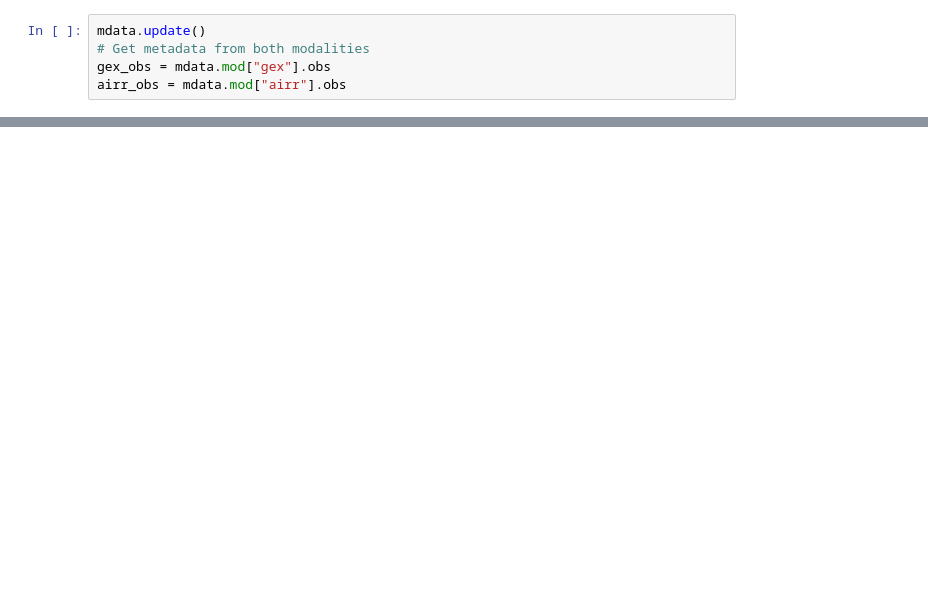
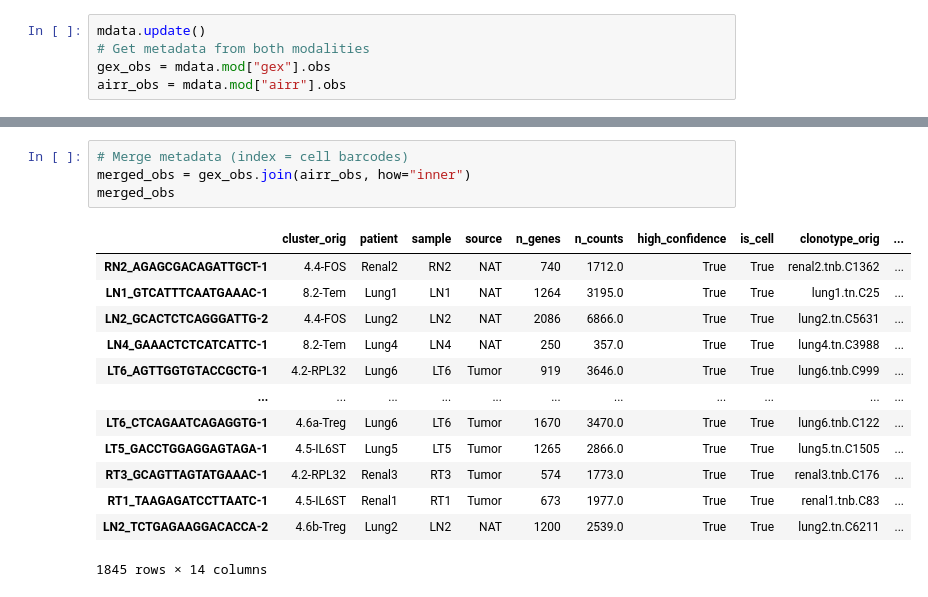
Before and after one commit to klundquist/scTCR-project, a Jupyter notebook: fig1d.ipynb, the cells around one changed output, grey strips where cells are left out. Cells and saved outputs as stored; diff of their text form; blank space fills up the shorter version.

```diff
--- a/fig1d.ipynb
+++ b/fig1d.ipynb
@@ -151,0 +162,18 @@ airr_obs
+# %%
+# Merge metadata (index = cell barcodes)
+merged_obs = gex_obs.join(airr_obs, how="inner")
+merged_obs
+# %% [output]
+|  | cluster_orig | patient | sample | source | n_genes | n_counts | high_confidence | is_cell | clonotype_orig | ... |
+| RN2_AGAGCGACAGATTGCT-1 | 4.4-FOS | Renal2 | RN2 | NAT | 740 | 1712.0 | True | True | renal2.tnb.C1362 | ... |
+| LN1_GTCATTTCAATGAAAC-1 | 8.2-Tem | Lung1 | LN1 | NAT | 1264 | 3195.0 | True | True | lung1.tn.C25 | ... |
+| LN2_GCACTCTCAGGGATTG-2 | 4.4-FOS | Lung2 | LN2 | NAT | 2086 | 6866.0 | True | True | lung2.tn.C5631 | ... |
+| LN4_GAAACTCTCATCATTC-1 | 8.2-Tem | Lung4 | LN4 | NAT | 250 | 357.0 | True | True | lung4.tn.C3988 | ... |
+| LT6_AGTTGGTGTACCGCTG-1 | 4.2-RPL32 | Lung6 | LT6 | Tumor | 919 | 3646.0 | True | True | lung6.tnb.C999 | ... |
+| ... | ... | ... | ... | ... | ... | ... | ... | ... | ... | ... |
+| LT6_CTCAGAATCAGAGGTG-1 | 4.6a-Treg | Lung6 | LT6 | Tumor | 1670 | 3470.0 | True | True | lung6.tnb.C122 | ... |
+| LT5_GACCTGGAGGAGTAGA-1 | 4.5-IL6ST | Lung5 | LT5 | Tumor | 1265 | 2866.0 | True | True | lung5.tn.C1505 | ... |
+| RT3_GCAGTTAGTATGAAAC-1 | 4.2-RPL32 | Renal3 | RT3 | Tumor | 574 | 1773.0 | True | True | renal3.tnb.C176 | ... |
+| RT1_TAAGAGATCCTTAATC-1 | 4.5-IL6ST | Renal1 | RT1 | Tumor | 673 | 1977.0 | True | True | renal1.tnb.C83 | ... |
+| LN2_TCTGAGAAGGACACCA-2 | 4.6b-Treg | Lung2 | LN2 | NAT | 1200 | 2539.0 | True | True | lung2.tn.C6211 | ... |
+1845 rows × 14 columns
```
Also changed, not shown: parts of 12 cells of this notebook, 2 other files.
